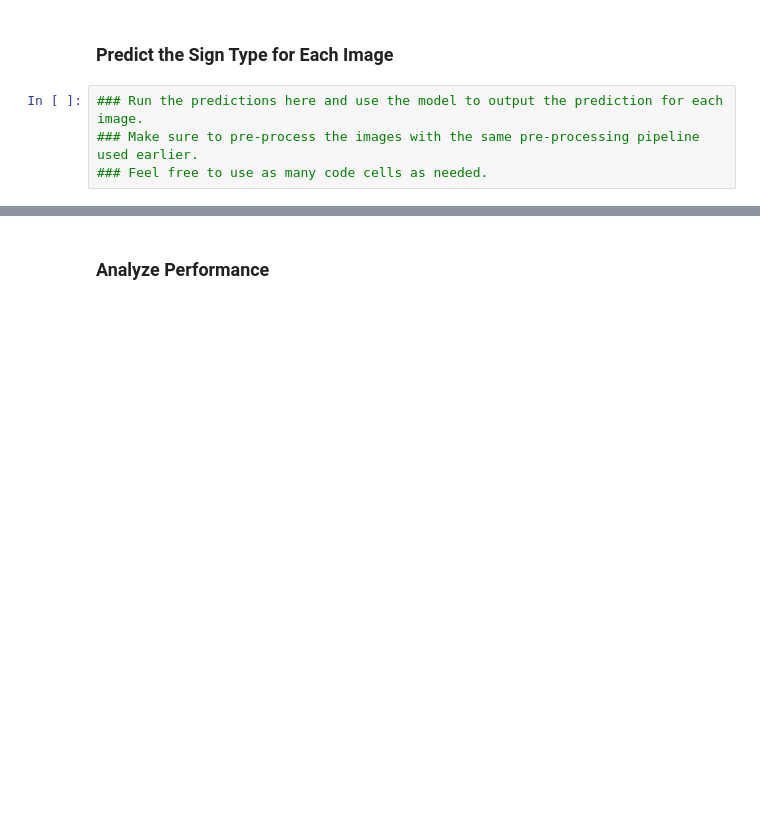
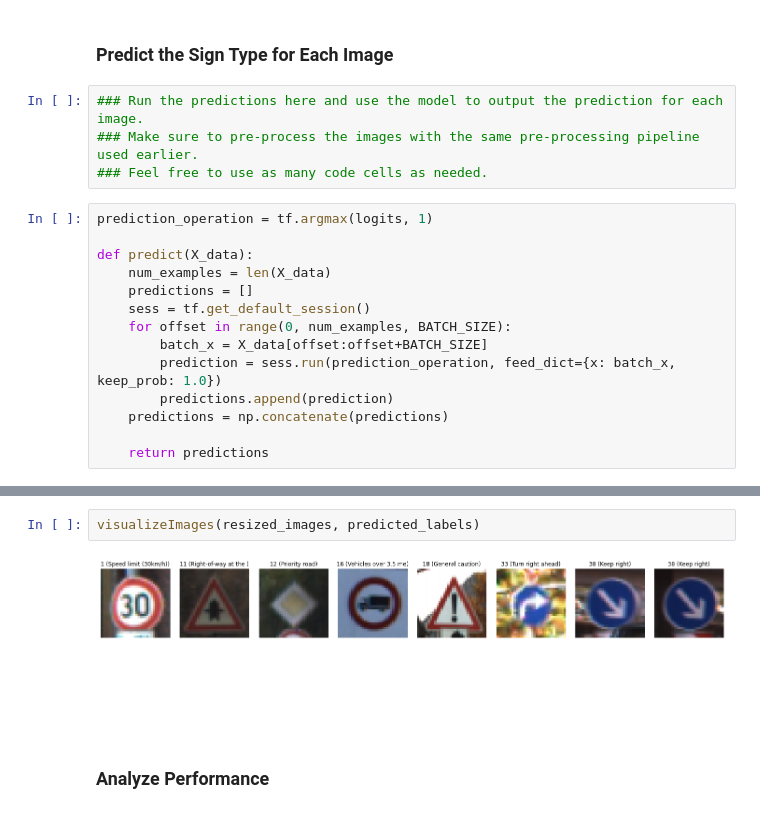
Before and after one commit to evanfebrianto/Traffic-Sign-Classifier-Project, a Jupyter notebook: Traffic_Sign_Classifier.ipynb, the cells around one changed output, grey strips where cells are left out. Saved outputs shown, nothing was run; the diff lists cells and outputs as text; blank space fills up the shorter version.

```diff
--- a/Traffic_Sign_Classifier.ipynb
+++ b/Traffic_Sign_Classifier.ipynb
@@ -451,3 +502,17 @@ You may find `signnames.csv` useful as it contains mappings from the class id (i
 ### Run the predictions here and use the model to output the prediction for each image.
 ### Make sure to pre-process the images with the same pre-processing pipeline used earlier.
 ### Feel free to use as many code cells as needed.
+# %%
+prediction_operation = tf.argmax(logits, 1)
+
+def predict(X_data):
+    num_examples = len(X_data)
+    predictions = []
+    sess = tf.get_default_session()
+    for offset in range(0, num_examples, BATCH_SIZE):
+        batch_x = X_data[offset:offset+BATCH_SIZE]
+        prediction = sess.run(prediction_operation, feed_dict={x: batch_x, keep_prob: 1.0})
+        predictions.append(prediction)
+    predictions = np.concatenate(predictions)
+
+    return predictions
@@ -454,3 +537,7 @@ You may find `signnames.csv` useful as it contains mappings from the class id (i
+# %%
+visualizeImages(resized_images, predicted_labels)
+# %% [output]
+[figure, added]
 # %% [markdown]
 ### Analyze Performance
 # %%
```
Also changed, not shown: parts of 5 cells of this notebook, 1 other file.
